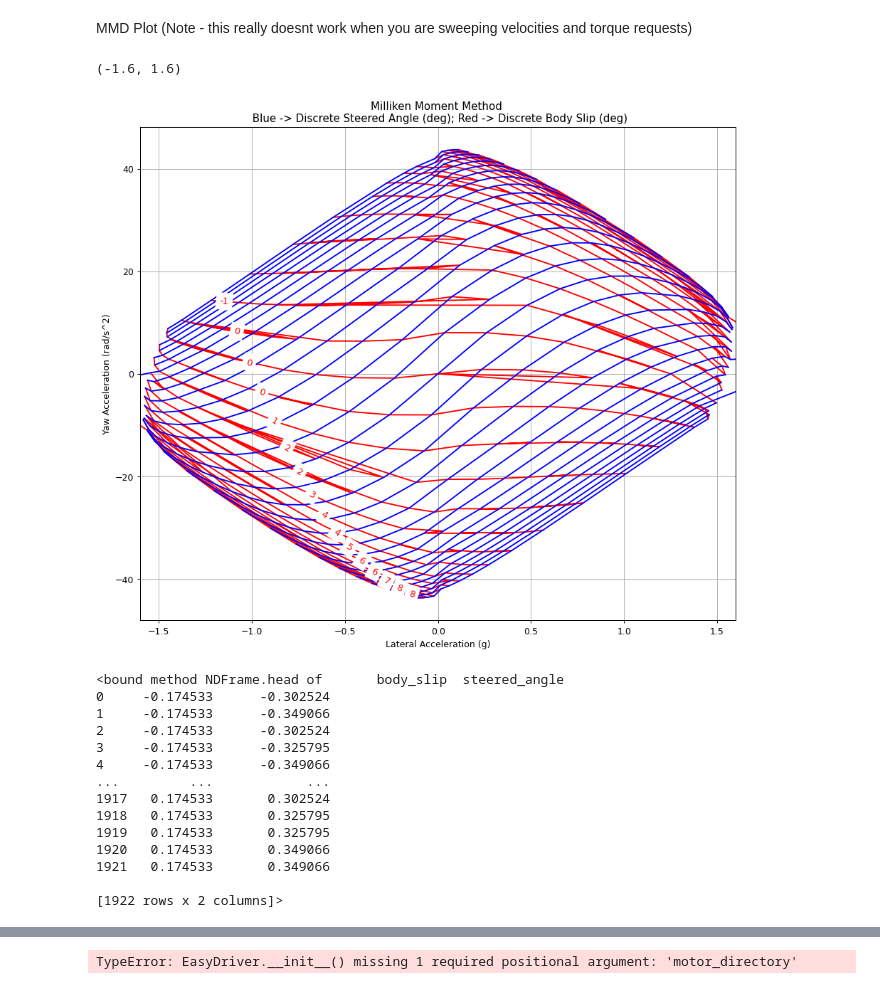
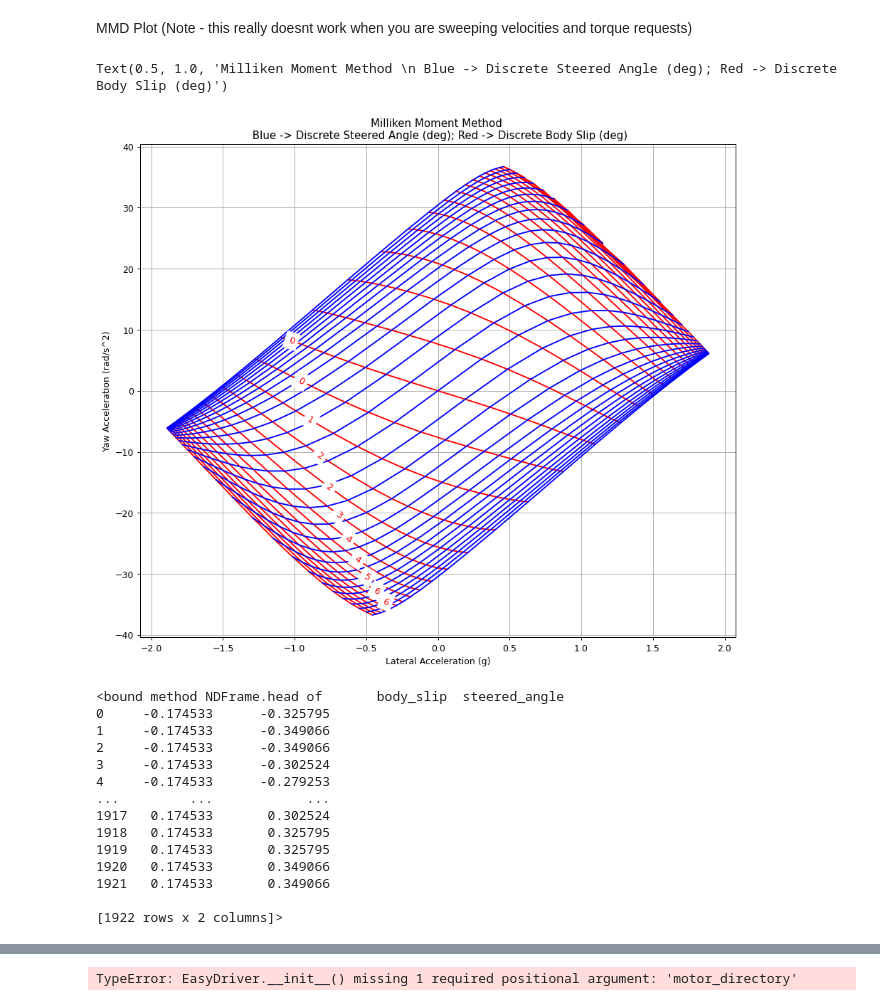
Before and after one commit to LonghornRacingElectric/magic_moment_method, a Jupyter notebook: MMM_plotter.ipynb, the cells around one changed output, grey strips where cells are left out. Cells and saved outputs as stored; diff of their text form; code cells hidden in the pictures.

Commit message:
combustion

```diff
--- a/MMM_plotter.ipynb
+++ b/MMM_plotter.ipynb
@@ -27,11 +27,11 @@ body_slip_sweep = np.linspace(sweep_range["body_slip"][0], sweep_range["body_sli
 steered_angle_sweep = np.linspace(sweep_range["steered_angle"][0], sweep_range["steered_angle"][1], mesh)
 torque_sweep = np.linspace(sweep_range["torque_request"][0], sweep_range["torque_request"][1], mesh)
 
-sweep_values = {"velocity": [12], "body_slip":body_slip_sweep, "steered_angle":steered_angle_sweep,
+sweep_values = {"velocity": [15], "body_slip":body_slip_sweep, "steered_angle":steered_angle_sweep,
                  "torque_request": [0], "is_left_diff_bias" : [True, False]}
 
 
-vehicle = vehicle_params.Concept2023(motor_directory="vehicle_params/Eff228.csv")
+vehicle = vehicle_params.Combustion2023(motor_directory="vehicle_params/Eff228.csv")
 
 df = solver_sweeper(vehicle, sweep_values)
 
@@ -43,40 +43,40 @@ MMD Plot (Note - this really doesnt work when you are sweeping velocities and to
 # %%
 fig = plt.figure(figsize=(12, 10), dpi=90)
 ax = fig.add_subplot(111)
 mmm_df = df # df[abs(df["torque_request"]-0) < 0.01 ]
 # mmm_df = df[(df["vehicle_accelerations_NTB_1"] > 0) & (df["is_left_diff_bias"] != False) | (df["vehicle_accelerations_NTB_1"] < 0) & (df["is_left_diff_bias"] != True)]
 for x in mmm_df["body_slip"].unique():
     df2 = mmm_df[mmm_df["body_slip"] == x]
     plt.plot(df2["vehicle_accelerations_NTB_1"]/9.81, df2["yaw_acceleration"], 'r', label = int(x*180/np.pi))
 #labellines.labelLines(plt.gca().get_lines(),zorder=2)
 
 for x in mmm_df["steered_angle"].unique():
     df2 = mmm_df[(mmm_df["steered_angle"] == x)]
     plt.plot(df2["vehicle_accelerations_NTB_1"]/9.81, df2["yaw_acceleration"], 'b', label = int(x*180/np.pi))
 labellines.labelLines(plt.gca().get_lines(),zorder=2)
 
 #plt.scatter(df["vehicle_accelerations_NTB_1"]/9.81, df["yaw_acceleration"])
 
 plt.grid()
 plt.ylabel("Yaw Acceleration (rad/s^2)")
 
 plt.xlabel("Lateral Acceleration (g)")
 plt.title("Milliken Moment Method \n Blue -> Discrete Steered Angle (deg); Red -> Discrete Body Slip (deg)")
 
-plt.xlim([-1.6,1.6])
+#plt.xlim([-1.6,1.6])
 # plt.xlim([1.8,2.2])
 # %% [output]
-(-1.6, 1.6)
+Text(0.5, 1.0, 'Milliken Moment Method \n Blue -> Discrete Steered Angle (deg); Red -> Discrete Body Slip (deg)')
-[figure, old version]
+[figure, new version]
 # %%
 print(df[["body_slip", "steered_angle"]].head)
 # %% [output]
 <bound method NDFrame.head of       body_slip  steered_angle
-0     -0.174533      -0.302524
+0     -0.174533      -0.325795
 1     -0.174533      -0.349066
-2     -0.174533      -0.302524
-3     -0.174533      -0.325795
-4     -0.174533      -0.349066
+2     -0.174533      -0.349066
+3     -0.174533      -0.302524
+4     -0.174533      -0.279253
 ...         ...            ...
 1917   0.174533       0.302524
 1918   0.174533       0.325795
```
Also changed, not shown: parts of 13 cells of this notebook, 4 other files.
